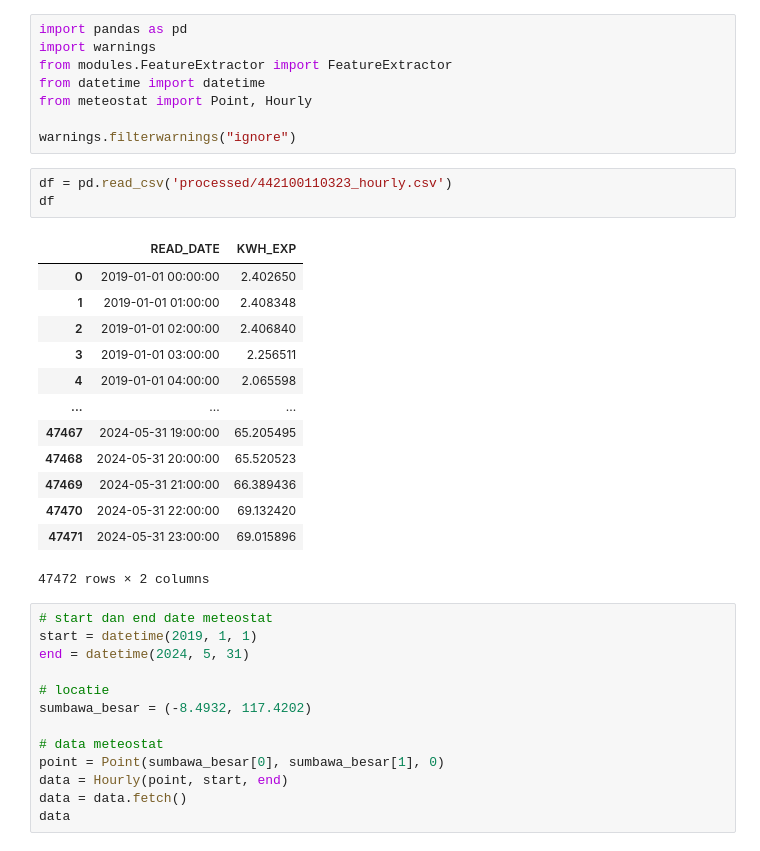
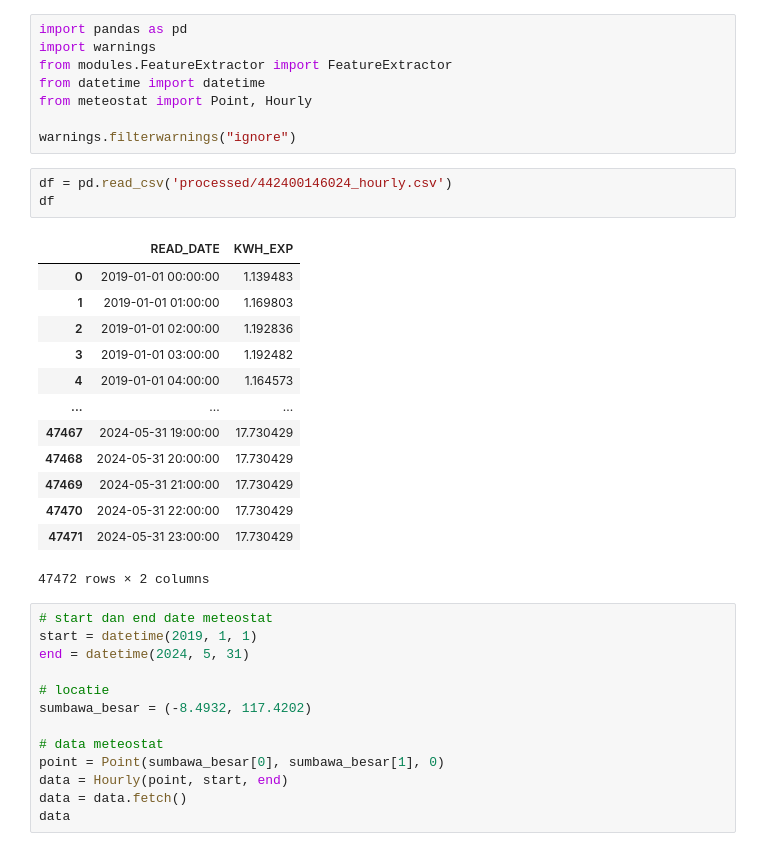
Before and after one commit to srikresna/electricity-usage-forecast, a Jupyter notebook: 6-data-preparation-for-training.ipynb, the cells around one changed output. Saved outputs shown, nothing was run; the diff lists cells and outputs as text.

```diff
--- a/6-data-preparation-for-training.ipynb
+++ b/6-data-preparation-for-training.ipynb
@@ -9,21 +9,21 @@ from meteostat import Point, Hourly
 
 warnings.filterwarnings("ignore")
 # %%
-df = pd.read_csv('processed/442100110323_hourly.csv')
+df = pd.read_csv('processed/442400146024_hourly.csv')
 df
 # %% [output]
 |  | READ_DATE | KWH_EXP |
-| 0 | 2019-01-01 00:00:00 | 2.402650 |
-| 1 | 2019-01-01 01:00:00 | 2.408348 |
-| 2 | 2019-01-01 02:00:00 | 2.406840 |
-| 3 | 2019-01-01 03:00:00 | 2.256511 |
-| 4 | 2019-01-01 04:00:00 | 2.065598 |
+| 0 | 2019-01-01 00:00:00 | 1.139483 |
+| 1 | 2019-01-01 01:00:00 | 1.169803 |
+| 2 | 2019-01-01 02:00:00 | 1.192836 |
+| 3 | 2019-01-01 03:00:00 | 1.192482 |
+| 4 | 2019-01-01 04:00:00 | 1.164573 |
 | ... | ... | ... |
-| 47467 | 2024-05-31 19:00:00 | 65.205495 |
-| 47468 | 2024-05-31 20:00:00 | 65.520523 |
-| 47469 | 2024-05-31 21:00:00 | 66.389436 |
-| 47470 | 2024-05-31 22:00:00 | 69.132420 |
-| 47471 | 2024-05-31 23:00:00 | 69.015896 |
+| 47467 | 2024-05-31 19:00:00 | 17.730429 |
+| 47468 | 2024-05-31 20:00:00 | 17.730429 |
+| 47469 | 2024-05-31 21:00:00 | 17.730429 |
+| 47470 | 2024-05-31 22:00:00 | 17.730429 |
+| 47471 | 2024-05-31 23:00:00 | 17.730429 |
 47472 rows × 2 columns
 # %%
 # start dan end date meteostat
```
Also changed, not shown: parts of 4 cells of this notebook, 47 other files.
